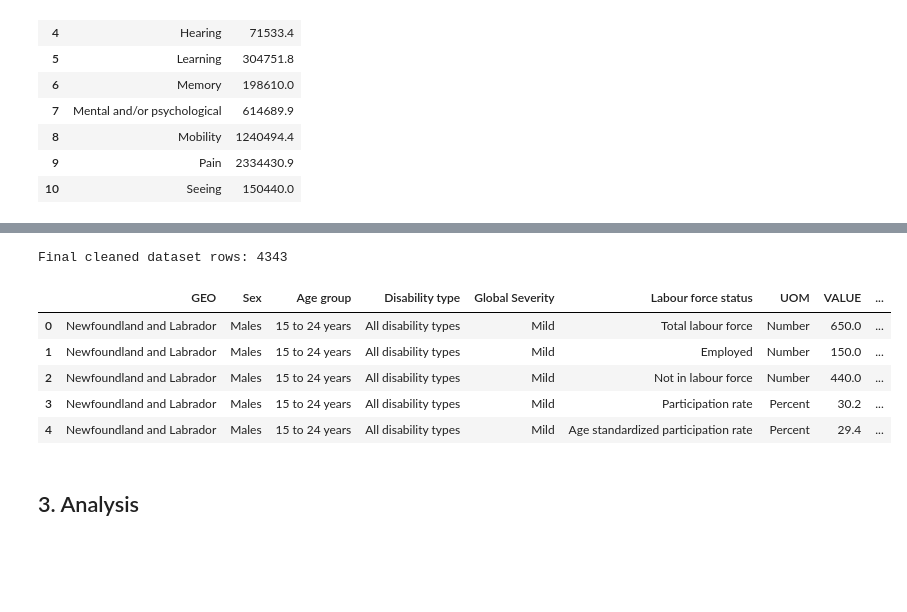
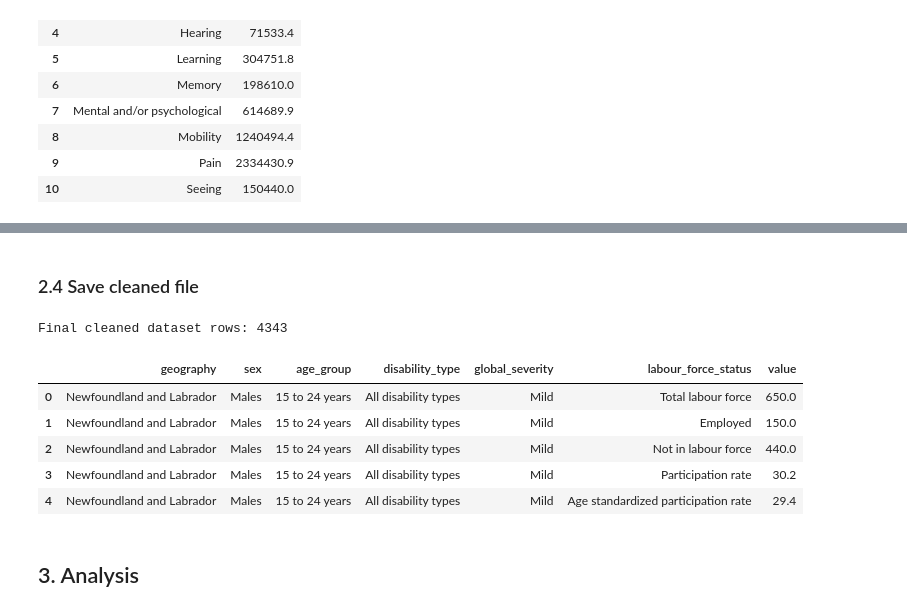
Before and after one commit to diverse-data-hub/diverse-data-hub.github.io, a Jupyter notebook: scripts/labour_force.ipynb, the cells around one changed output, grey strips where cells are left out. Cells and saved outputs as stored; diff of their text form; code cells hidden in the pictures; blank space fills up the shorter version.

```diff
--- a/scripts/labour_force.ipynb
+++ b/scripts/labour_force.ipynb
@@ -366 +401,3 @@ clean_labour_force.shape
+# %% [markdown]
+### 2.4 Save cleaned file
 # %%
@@ -369,16 +405,16 @@ clean_labour_force.to_csv("../data/clean/labour_force_with_disabilities.csv", in
 # %%
 # Validate cleaned data
-clean_data= pd.read_csv("../data/clean/labour_force_with_disabilities.csv")
-print(f"Final cleaned dataset rows: {len(clean_data)}")  # Final row count
+clean_data = pd.read_csv("../data/clean/labourforcewithdisabilities.csv")
+print(f"Final cleaned dataset rows: {git stat(clean_data)}")  # Final row count
 clean_data.head()
 # %% [output]
 Final cleaned dataset rows: 4343
-|  | GEO | Sex | Age group | Disability type | Global Severity | Labour force status | UOM | VALUE | ... |
-| 0 | Newfoundland and Labrador | Males | 15 to 24 years | All disability types | Mild | Total labour force | Number | 650.0 | ... |
-| 1 | Newfoundland and Labrador | Males | 15 to 24 years | All disability types | Mild | Employed | Number | 150.0 | ... |
-| 2 | Newfoundland and Labrador | Males | 15 to 24 years | All disability types | Mild | Not in labour force | Number | 440.0 | ... |
-| 3 | Newfoundland and Labrador | Males | 15 to 24 years | All disability types | Mild | Participation rate | Percent | 30.2 | ... |
-| 4 | Newfoundland and Labrador | Males | 15 to 24 years | All disability types | Mild | Age standardized participation rate | Percent | 29.4 | ... |
+|  | geography | sex | age_group | disability_type | global_severity | labour_force_status | value |
+| 0 | Newfoundland and Labrador | Males | 15 to 24 years | All disability types | Mild | Total labour force | 650.0 |
+| 1 | Newfoundland and Labrador | Males | 15 to 24 years | All disability types | Mild | Employed | 150.0 |
+| 2 | Newfoundland and Labrador | Males | 15 to 24 years | All disability types | Mild | Not in labour force | 440.0 |
+| 3 | Newfoundland and Labrador | Males | 15 to 24 years | All disability types | Mild | Participation rate | 30.2 |
+| 4 | Newfoundland and Labrador | Males | 15 to 24 years | All disability types | Mild | Age standardized participation rate | 29.4 |
 # %% [markdown]
 ## 3. Analysis
 # %%
```
Also changed, not shown: parts of 15 cells of this notebook, 4 other files.
